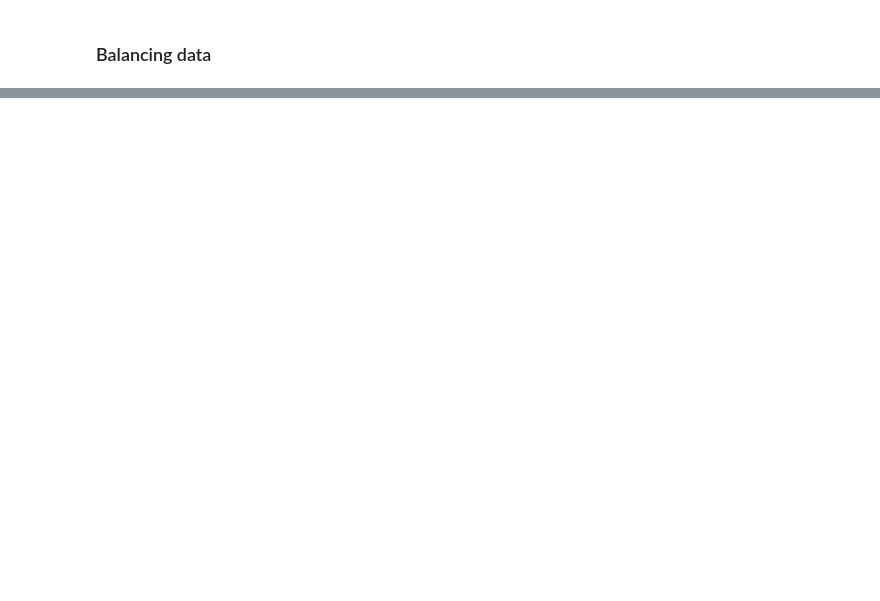
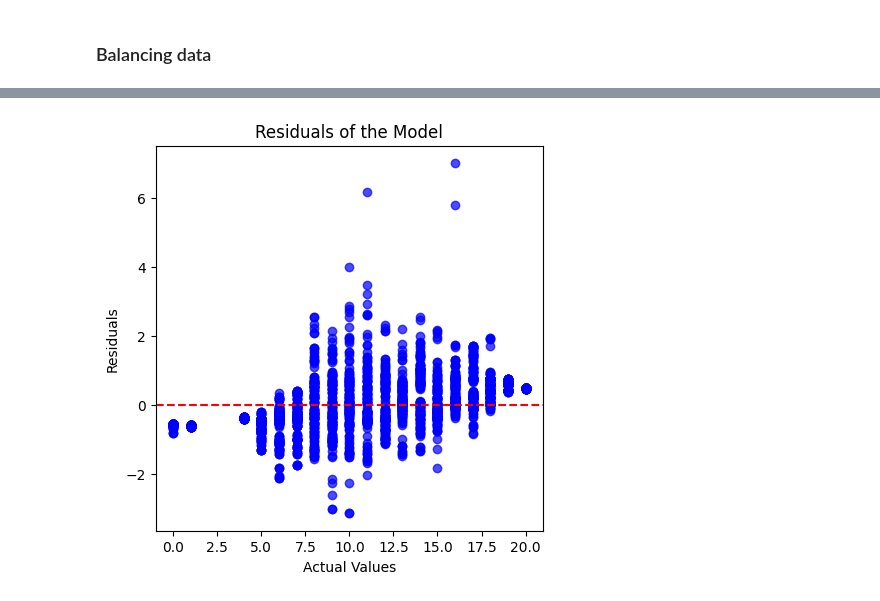
Before and after one commit to yuvalSaadati/Student-Performance, a Jupyter notebook: part_2.ipynb, the cells around one changed output, grey strips where cells are left out. Cells and saved outputs as stored; diff of their text form; code cells hidden in the pictures; blank space fills up the shorter version.

```diff
--- a/part_2.ipynb
+++ b/part_2.ipynb
@@ -416,0 +429,42 @@ Kurtosis of G3: 1.7443194752957858
+# %%
+df_filtered = df[~((df['G1'] != 0) & (df['G2'] != 0) & (df['G3'] == 0))]
+X = df_filtered.drop(columns=['G3'])  # Features
+y = df_filtered['G3']  # Target
+# Apply random oversampling
+ros = RandomOverSampler(random_state=42)
+X, y = ros.fit_resample(X, y)
+
+# Feature Selection using Mutual Information
+mutual_info = mutual_info_regression(X, y)
+feature_scores = pd.Series(mutual_info, index=X.columns).sort_values(ascending=False)
+
+# Select top N features (e.g., top 10 features)
+top_features = feature_scores.head(20).index
+X_selected = X[top_features]
+
+# Perform cross-validation
+r2_scores, all_y_vals, all_y_pred = perform_cross_validation(X_selected, y)
+
+# Print results
+print("Average model performance (R^2):", np.mean(r2_scores))
+
+# Add residuals to the validation set for analysis
+test_set_with_residuals = X.iloc[val_index].copy()  # Last validation set
+test_set_with_residuals['Actual'] = y_val
+test_set_with_residuals['Predicted'] = y_pred
+test_set_with_residuals['Residual'] = test_set_with_residuals['Actual'] - test_set_with_residuals['Predicted']
+
+# Sort by largest residuals (absolute errors)
+test_set_with_residuals['AbsoluteError'] = test_set_with_residuals['Residual'].abs()
+filtered_data = test_set_with_residuals[test_set_with_residuals['Actual'] > 0]
+worst_performance = filtered_data.sort_values(by='AbsoluteError', ascending=False).head(10)
+
+# Get worst and best performances
+worst_performance = test_set_with_residuals.sort_values(by='AbsoluteError', ascending=False).head(10)
+best_performance = test_set_with_residuals.sort_values(by='AbsoluteError', ascending=True).head(10)
+
+# Display results
+pd.set_option('display.max_rows', None)  # Show all rows
+pd.set_option('display.max_columns', None)  # Show all columns
+print("Worst Performances:")
+worst_performance
@@ -416,0 +499,4 @@ Kurtosis of G3: 1.7443194752957858
+# %%
+plot_residuals(np.array(all_y_vals), np.array(all_y_pred))
+# %% [output]
+[figure, added]
```
Also changed, not shown: parts of 49 cells of this notebook, 1 other file.
